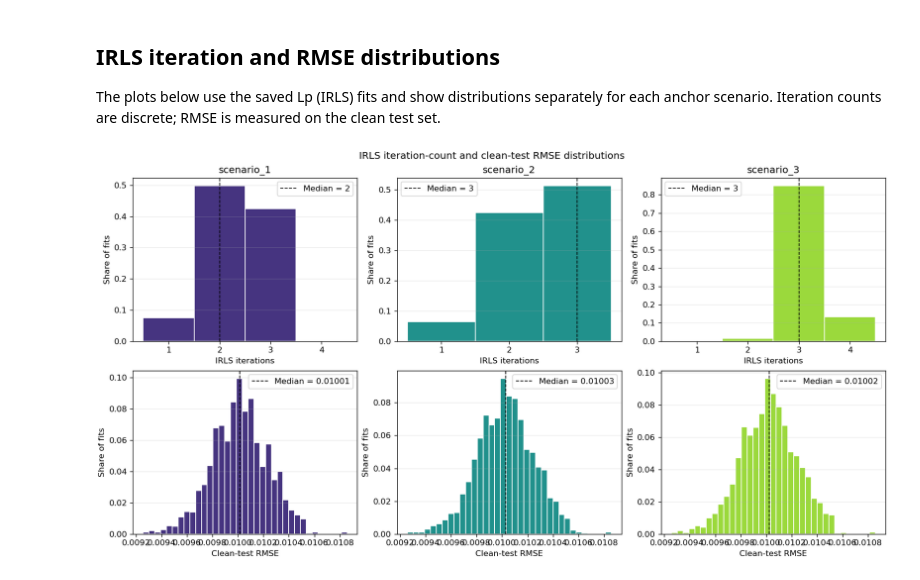
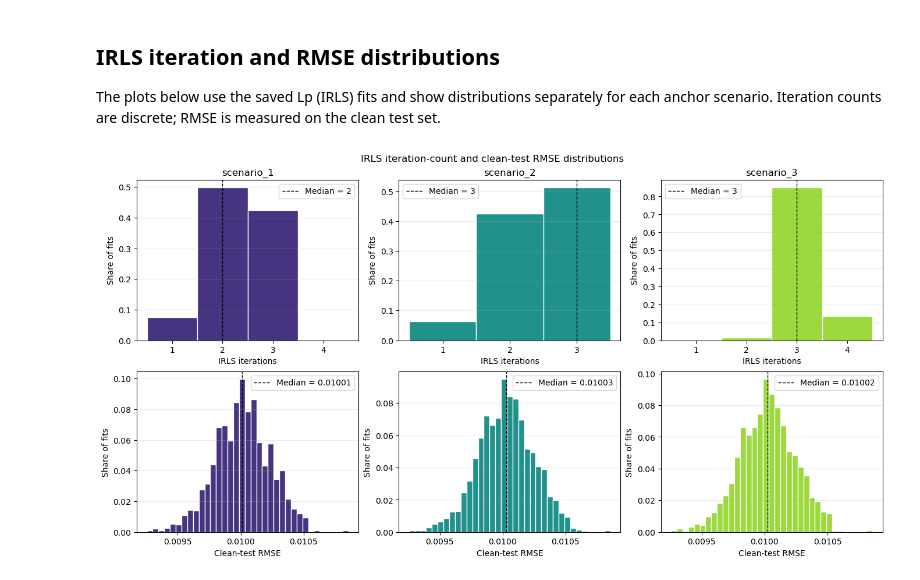
Before and after one commit to Pablo-RTZ/nonconvex_regression, a Jupyter notebook: Examples/08_hyperparameter_stability.ipynb, the cells around one changed output. Saved outputs shown, nothing was run; the diff lists cells and outputs as text; code cells hidden in the pictures.

Commit message:
Fixed plots and math rendering

```diff
--- a/Examples/08_hyperparameter_stability.ipynb
+++ b/Examples/08_hyperparameter_stability.ipynb
@@ -113,11 +113,10 @@ for figure in figures:
 The plots below use the saved Lp (IRLS) fits and show distributions separately for each anchor scenario. Iteration counts are discrete; RMSE is measured on the clean test set.
 # %%
 import numpy as np
+from matplotlib.ticker import MaxNLocator
 
 distribution_results = pd.read_csv(output_path)
-irls_results = distribution_results.loc[
-    distribution_results["method"] == "Lp"
-].copy()
+irls_results = distribution_results.loc[distribution_results["method"] == "Lp"].copy()
 if irls_results.empty:
     raise ValueError(f"No IRLS results found in {output_path}.")
 
@@ -137,9 +136,7 @@ figure, axes = plt.subplots(
 colors = plt.get_cmap("viridis")(np.linspace(0.15, 0.85, len(scenario_names)))
 
 for column, (scenario, color) in enumerate(zip(scenario_names, colors, strict=True)):
-    scenario_results = irls_results.loc[
-        irls_results["anchor_scenario"] == scenario
-    ]
+    scenario_results = irls_results.loc[irls_results["anchor_scenario"] == scenario]
     iterations = scenario_results["iterations"].astype(int)
     iteration_bins = np.arange(iterations.min() - 0.5, iterations.max() + 1.5)
     iteration_axis = axes[0, column]
@@ -151,35 +148,42 @@ for column, (scenario, color) in enumerate(zip(scenario_names, colors, strict=Tr
         edgecolor="white",
     )
     iteration_axis.axvline(
-        iterations.median(), color="black", linestyle="--", linewidth=1,
+        iterations.median(),
+        color="black",
+        linestyle="--",
+        linewidth=1,
         label=f"Median = {iterations.median():g}",
     )
     iteration_axis.set_xticks(sorted(iterations.unique()))
     iteration_axis.set_title(scenario)
     iteration_axis.set_xlabel("IRLS iterations")
     iteration_axis.set_ylabel("Share of fits")
     iteration_axis.legend()
     iteration_axis.grid(axis="y", alpha=0.25)
 
     rmse = scenario_results["clean_test_rmse"]
     rmse_axis = axes[1, column]
     rmse_axis.hist(
         rmse,
         bins=rmse_bins,
         weights=np.full(len(rmse), 1 / len(rmse)),
         color=color,
         edgecolor="white",
     )
     rmse_axis.axvline(
-        rmse.median(), color="black", linestyle="--", linewidth=1,
+        rmse.median(),
+        color="black",
+        linestyle="--",
+        linewidth=1,
         label=f"Median = {rmse.median():.5f}",
     )
     rmse_axis.set_xlabel("Clean-test RMSE")
+    rmse_axis.xaxis.set_major_locator(MaxNLocator(nbins=4))
     rmse_axis.set_ylabel("Share of fits")
     rmse_axis.legend()
     rmse_axis.grid(axis="y", alpha=0.25)
 
 figure.suptitle("IRLS iteration-count and clean-test RMSE distributions")
 plt.show()
 # %% [output]
-[figure, old version]
+[figure, new version]
```
Also changed, not shown: 3 other files.
